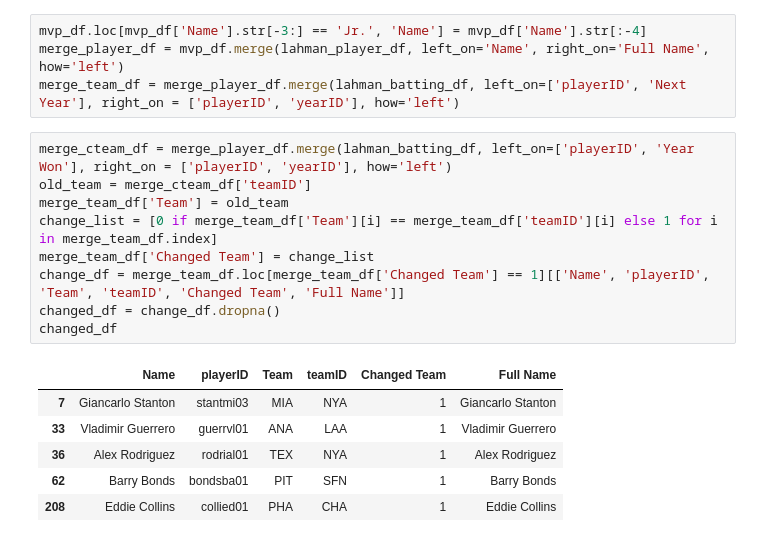
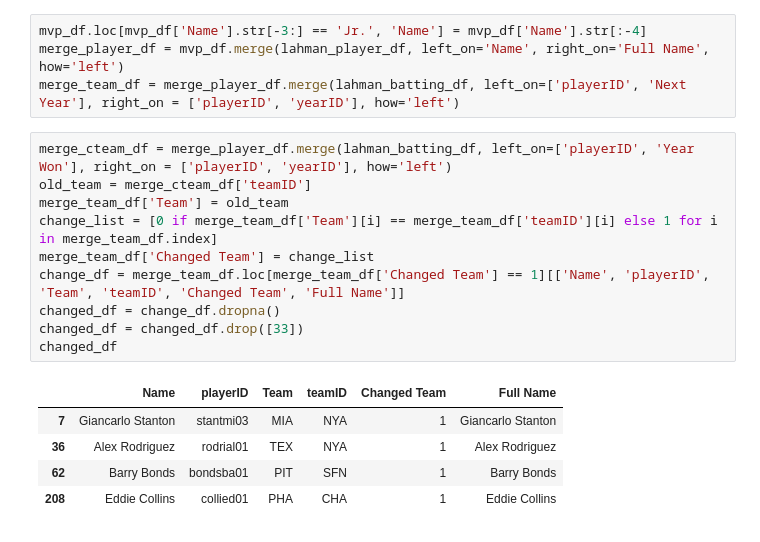
Before and after one commit to ajg318/WARcomparison, a Jupyter notebook: WarAnalysis.ipynb, the cells around one changed output. Drawn from its saved outputs; the diff is of its cells as text.

```diff
--- a/WarAnalysis.ipynb
+++ b/WarAnalysis.ipynb
@@ -291,16 +291,16 @@ merge_team_df = merge_player_df.merge(lahman_batting_df, left_on=['playerID', 'N
 # %%
 merge_cteam_df = merge_player_df.merge(lahman_batting_df, left_on=['playerID', 'Year Won'], right_on = ['playerID', 'yearID'], how='left')
 old_team = merge_cteam_df['teamID']
 merge_team_df['Team'] = old_team
 change_list = [0 if merge_team_df['Team'][i] == merge_team_df['teamID'][i] else 1 for i in merge_team_df.index]
 merge_team_df['Changed Team'] = change_list
 change_df = merge_team_df.loc[merge_team_df['Changed Team'] == 1][['Name', 'playerID', 'Team', 'teamID', 'Changed Team', 'Full Name']]
 changed_df = change_df.dropna()
+changed_df = changed_df.drop([33])
 changed_df
 # %% [output]
 |  | Name | playerID | Team | teamID | Changed Team | Full Name |
 | 7 | Giancarlo Stanton | stantmi03 | MIA | NYA | 1 | Giancarlo Stanton |
-| 33 | Vladimir Guerrero | guerrvl01 | ANA | LAA | 1 | Vladimir Guerrero |
 | 36 | Alex Rodriguez | rodrial01 | TEX | NYA | 1 | Alex Rodriguez |
 | 62 | Barry Bonds | bondsba01 | PIT | SFN | 1 | Barry Bonds |
 | 208 | Eddie Collins | collied01 | PHA | CHA | 1 | Eddie Collins |
```
